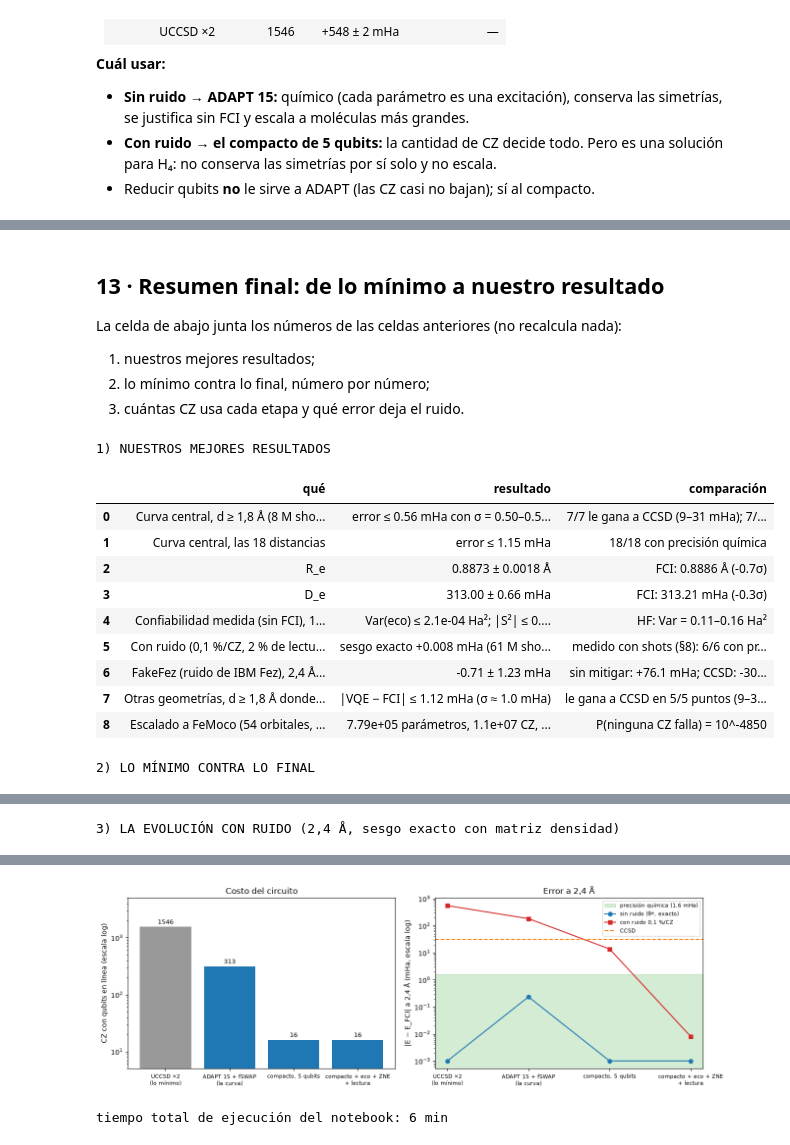
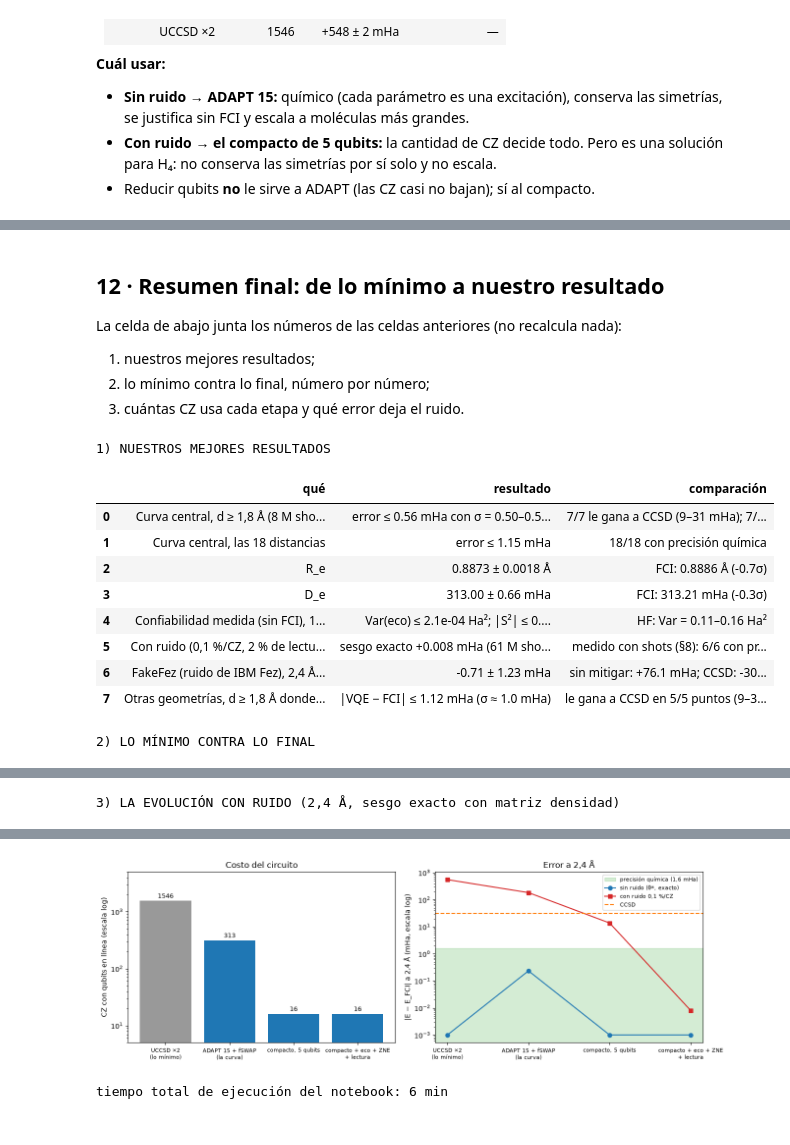
Before and after one commit to octavioromagnoli/quantum-toffolis, a Jupyter notebook: notebook/H4_VQE_corto.ipynb, the cells around one changed output, grey strips where cells are left out. Saved outputs shown, nothing was run; the diff lists cells and outputs as text; code cells hidden in the pictures.

```diff
--- a/notebook/H4_VQE_corto.ipynb
+++ b/notebook/H4_VQE_corto.ipynb
@@ -4430,5 +3933,5 @@ d = 2.0 Å  (ajuste log-log con N = [6, 8, 10, 12, 14])
 # %% [markdown]
-## 13 · Resumen final: de lo mínimo a nuestro resultado
+## 12 · Resumen final: de lo mínimo a nuestro resultado
 
 La celda de abajo junta los números de las celdas anteriores (no recalcula nada):
 1. nuestros mejores resultados;
@@ -4446,7 +3949,6 @@ mi = mitig.set_index("técnica")
 fzr = pd.DataFrame(fz["rows"]).set_index("método")
 cur = rel[rel.rol == "curva"]
 gs = geo[(geo.d >= config.STRETCHED_FROM) & geo.ccsd_converged]
-fem = ext[np.isclose(ext.d, D_STRETCH) & (ext.modelo == "Reiher 2017")].iloc[0]
 rng = lambda s, f="{:.2f}": f"{f.format(s.min())}–{f.format(s.max())}"
 ccsd24 = 1e3 * abs(ruido_ctx["m"]["e_ccsd"] - ruido_ctx["m"]["e_fci"])
 fez_z = fzr.loc["VQE en Fez, ZNE (1,3,5) + lectura"]
@@ -4472,9 +3974,6 @@ mejores = pd.DataFrame([
     ("Otras geometrías, d ≥ 1,8 Å donde CCSD converge (UCCSD ×2, 2 M shots)",
      f"|VQE − FCI| ≤ {gs.err_vqe_mHa.abs().max():.2f} mHa (σ ≈ {1e3 * gs.sigma.mean():.1f} mHa)",
      f"le gana a CCSD en {int(gs.beats_ccsd.sum())}/{len(gs)} puntos ({rng(gs.err_ccsd_mHa.abs(), '{:.0f}')} mHa)"),
-    ("Escalado a FeMoco (54 orbitales, 108 qubits)",
-     f"{fem.params:.2e} parámetros, {fem.cz_transpilado:.1e} CZ, {fem.shots_fci:.1e} shots por energía",
-     f"P(ninguna CZ falla) = 10^{fem.log10_p_sin_error:.0f}"),
 ], columns=["qué", "resultado", "comparación"])
 with pd.option_context("display.max_colwidth", 140):
     display(mejores)
@@ -4501,34 +4000,33 @@ lvf = pd.DataFrame([
 ], columns=["", "lo mínimo", "final", "cómo"])
 with pd.option_context("display.max_colwidth", 120):
     display(lvf)
 
 print("3) LA EVOLUCIÓN CON RUIDO (2,4 Å, sesgo exacto con matriz densidad)")
 cp = rz.loc["compacto 5 qubits (L = 8)"]
 evo = pd.DataFrame([
     {"etapa": "UCCSD ×2\n(lo mínimo)", **rz.loc["UCCSD ×2 (lo mínimo)", ["CZ (línea)", "error sin ruido (mHa)", "error con ruido, sin mitigar (mHa)"]].to_dict()},
     {"etapa": "ADAPT 15 + fSWAP\n(la curva)", **rz.loc["ADAPT 15 + ruteo fSWAP", ["CZ (línea)", "error sin ruido (mHa)", "error con ruido, sin mitigar (mHa)"]].to_dict()},
     {"etapa": "compacto, 5 qubits", **cp[["CZ (línea)", "error sin ruido (mHa)", "error con ruido, sin mitigar (mHa)"]].to_dict()},
     {"etapa": "compacto + eco + ZNE\n+ lectura", "CZ (línea)": cp["CZ (línea)"], "error sin ruido (mHa)": cp["error sin ruido (mHa)"],
      "error con ruido, sin mitigar (mHa)": mi.loc["eco + ZNE lineal (1,3) + RO", "sesgo (mHa)"]},
 ]).rename(columns={"CZ (línea)": "CZ en línea", "error con ruido, sin mitigar (mHa)": "error con ruido (mHa)"})
 evo["|CCSD − FCI| (mHa)"] = ccsd24
 evo["CZ en línea"] = evo["CZ en línea"].astype(int)
 with pd.option_context("display.float_format", lambda v: f"{v:.3g}"):
     display(evo.assign(etapa=evo.etapa.str.replace("\n", " ")))
 fig = plot_evolution(evo); plt.show()
 print(f"tiempo total de ejecución del notebook: {(time.time() - T_INICIO) / 60:.0f} min")
 # %% [output]
 1) NUESTROS MEJORES RESULTADOS
 |  | qué | resultado | comparación |
 | 0 | Curva central, d ≥ 1,8 Å (8 M sho... | error ≤ 0.56 mHa con σ = 0.50–0.5... | 7/7 le gana a CCSD (9–31 mHa); 7/... |
 | 1 | Curva central, las 18 distancias | error ≤ 1.15 mHa | 18/18 con precisión química |
 | 2 | R_e | 0.8873 ± 0.0018 Å | FCI: 0.8886 Å (-0.7σ) |
 | 3 | D_e | 313.00 ± 0.66 mHa | FCI: 313.21 mHa (-0.3σ) |
 | 4 | Confiabilidad medida (sin FCI), 1... | Var(eco) ≤ 2.1e-04 Ha²; |S²| ≤ 0.... | HF: Var = 0.11–0.16 Ha² |
 | 5 | Con ruido (0,1 %/CZ, 2 % de lectu... | sesgo exacto +0.008 mHa (61 M sho... | medido con shots (§8): 6/6 con pr... |
 | 6 | FakeFez (ruido de IBM Fez), 2,4 Å... | -0.71 ± 1.23 mHa | sin mitigar: +76.1 mHa; CCSD: -30... |
 | 7 | Otras geometrías, d ≥ 1,8 Å donde... | |VQE − FCI| ≤ 1.12 mHa (σ ≈ 1.0 mHa) | le gana a CCSD en 5/5 puntos (9–3... |
-| 8 | Escalado a FeMoco (54 orbitales, ... | 7.79e+05 parámetros, 1.1e+07 CZ, ... | P(ninguna CZ falla) = 10^-4850 |
 2) LO MÍNIMO CONTRA LO FINAL
 |  |  | lo mínimo | final | cómo |
 | 0 | ansatz | UCCSD ×2 (Trotter) | ADAPT-VQE, 15 operadores | elegidos por gradiente |
```
Also changed, not shown: parts of 8 cells of this notebook, 16 other files.
